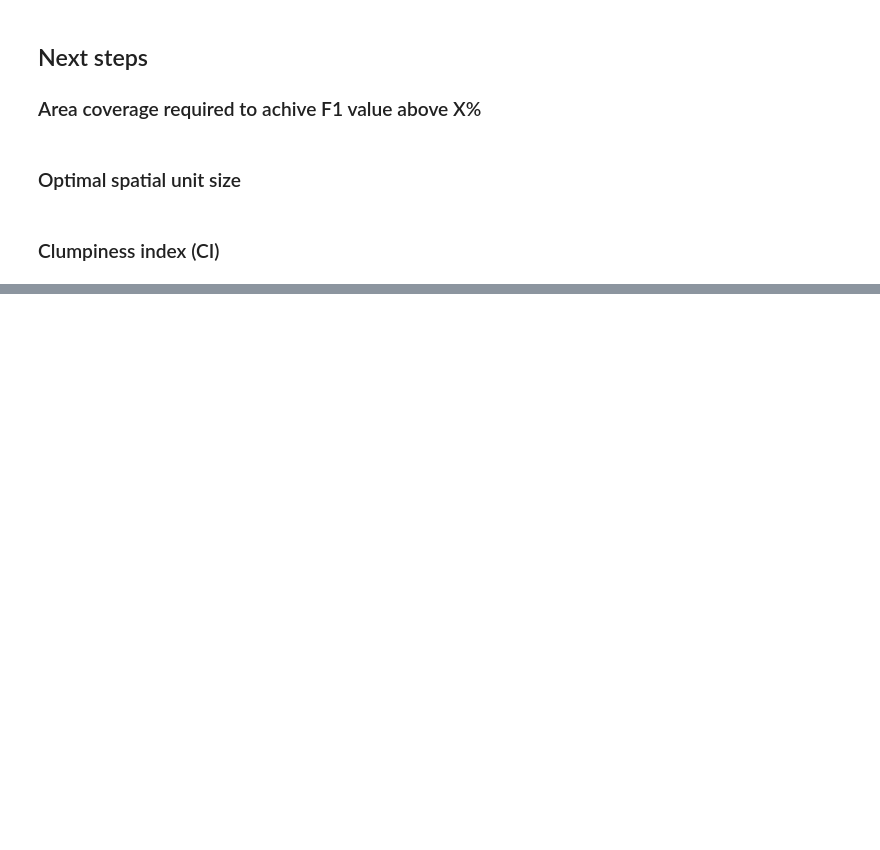
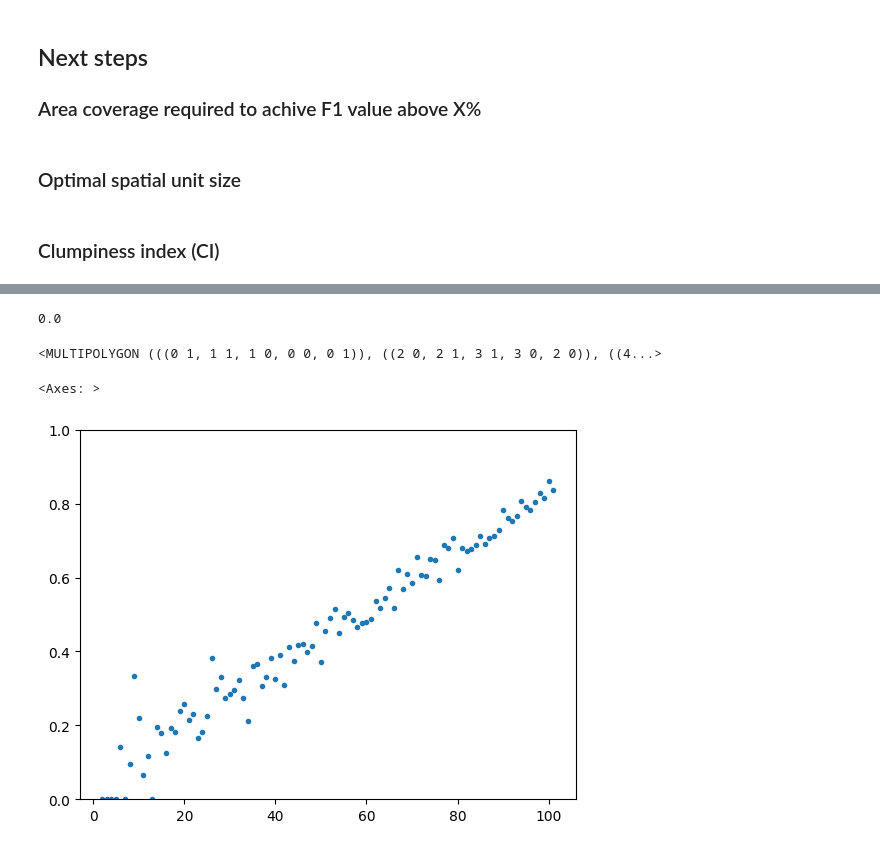
Before and after one commit to safer-streets/safer-streets-core, a Jupyter notebook: predictivity.ipynb, the cells around one changed output, grey strips where cells are left out. Drawn from its saved outputs; the diff is of its cells as text; code cells hidden in the pictures; blank space fills up the shorter version.

Commit message:
clumpiness

```diff
--- a/predictivity.ipynb
+++ b/predictivity.ipynb
@@ -272 +376,28 @@ for i, (_, p) in enumerate(ref_threshold_probs.items()):
+# %%
+
+
+def normalised_clumpiness(features: gpd.GeoDataFrame, scale: float) -> float:
+    u = features.union_all()
+
+    if scale <= 0.0 or scale * scale > u.area:
+        raise ValueError(f"Impossible scale parameter: {scale}. Bounds are (0, {np.sqrt(u.area) / 4})")
+
+    # compute the perimeter bounds
+    max_p = 4 * u.area / scale # all separate
+    min_p = 4 * np.sqrt(u.area) # single square
+
+    # # TODO this needs testing
+    # elif spatial_unit == "HEX": # TODO H3? irregular?
+    #     max_p = 4 / np.sqrt(3) * u.area / scale
+    #     min_p = np.sqrt(2 * u.area / (3 * np.sqrt(3)))
+
+    r = max_p - min_p
+
+    if max_p < u.length:
+        # TODO and return 0?
+        raise ValueError(f"Scale parameter {scale} is too large to capture features is the data.")
+
+
+    # for a single unit clumpiness isnt defined but we return 1
+    return (max_p - u.length) / r if r else 1.0
 # %%
@@ -336 +467,17 @@ features.geometry.union_all()
 <MULTIPOLYGON (((2 1, 1 1, 1 2, 1 3, 1 4, 1 5, 1 6, 2 6, 2 7, 3 7, 4 7, 5 7,...>
+# %%
+n = 11
+g = squares(n, n, 1)[::2].geometry
+# print(clumpiness_index(g, n * n))
+print(normalised_clumpiness(g, 1.0))
+g.union_all()
+# %% [output]
+0.0
+<MULTIPOLYGON (((0 1, 1 1, 1 0, 0 0, 0 1)), ((2 0, 2 1, 3 1, 3 0, 2 0)), ((4...>
+# %%
+g = squares(n, n, 1)
+s = pd.Series({i: normalised_clumpiness(g.sample(i), 1) for i in range(2, 102)})
+s.plot(ylim=(0,1), ls=" ", marker=".")
+# %% [output]
+<Axes: >
+[figure, added]
```
Also changed, not shown: parts of 12 cells of this notebook, 1 other file.
